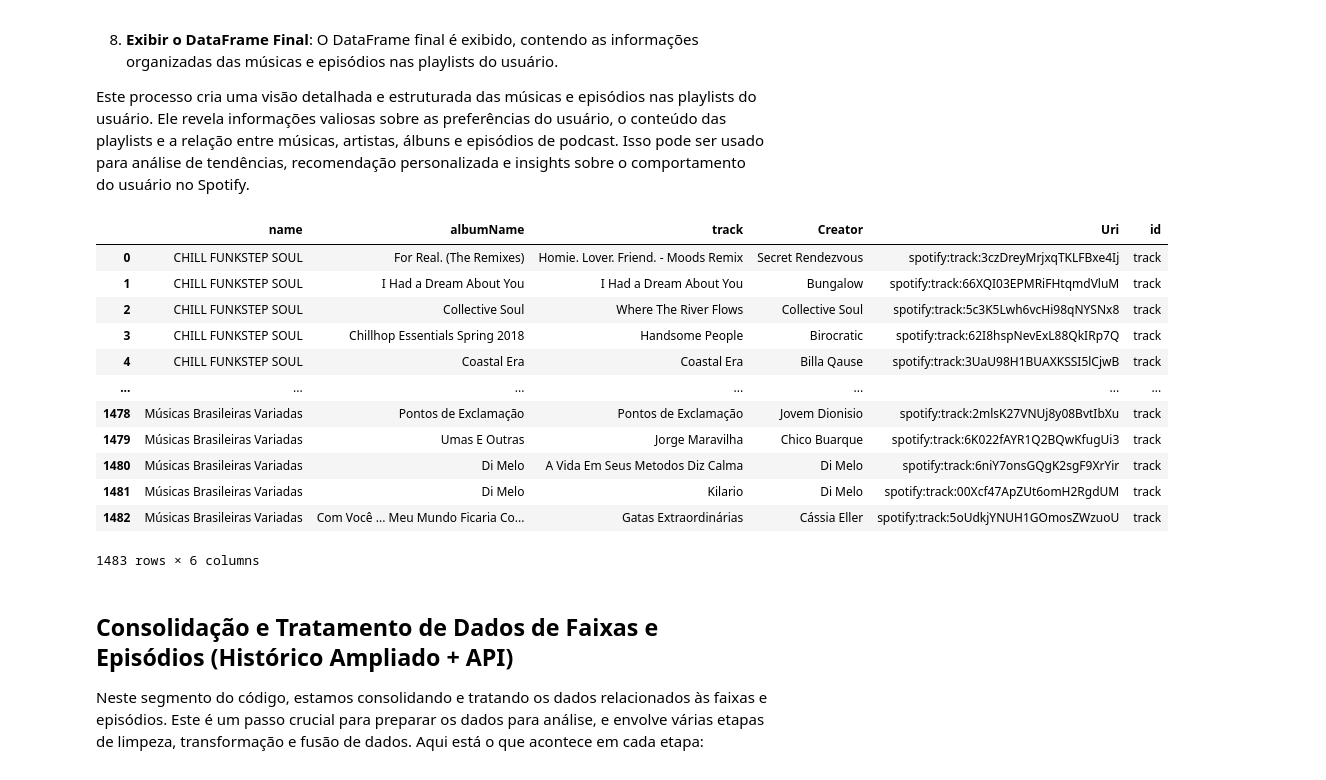
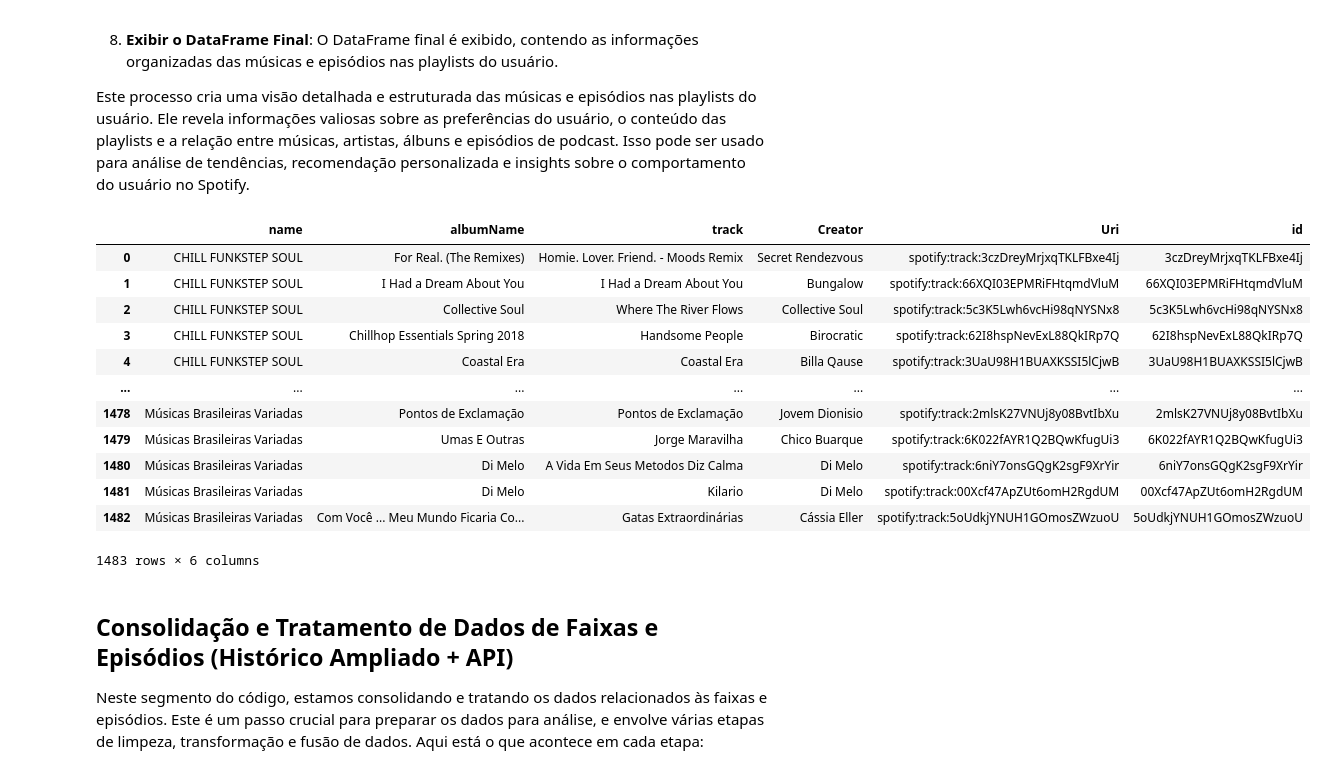
Before and after one commit to brenovalinhas/Spotify, a Jupyter notebook: 02- Tratar Dados pro Power BI.ipynb, the cells around one changed output. Drawn from its saved outputs; the diff is of its cells as text; code cells hidden in the pictures.

```diff
--- a/02- Tratar Dados pro Power BI.ipynb
+++ b/02- Tratar Dados pro Power BI.ipynb
@@ -208,45 +208,45 @@ df_playlist_songs['trackName'] = df_playlist_songs['track'].apply(lambda x: x.ge
 df_playlist_songs['artistName'] = df_playlist_songs['track'].apply(lambda x: x.get('artistName') if x else '')
 df_playlist_songs['albumName'] = df_playlist_songs['track'].apply(lambda x: x.get('albumName') if x else '')
 df_playlist_songs['trackUri'] = df_playlist_songs['track'].apply(lambda x: x.get('trackUri') if x else '')
 df_playlist_songs['episodeName'] = df_playlist_songs['episode'].apply(lambda x: x.get('episodeName') if x else '')
 df_playlist_songs['showName'] = df_playlist_songs['episode'].apply(lambda x: x.get('showName') if x else '')
 df_playlist_songs['episodeUri'] = df_playlist_songs['episode'].apply(lambda x: x.get('episodeUri') if x else '')
 
 # Drop the original 'track' and 'episode' columns
 df_playlist_songs.drop(['track', 'episode'], axis=1, inplace=True)
 
 # Combine 'trackUri' and 'episodeUri' into a new 'Uri' column
 df_playlist_songs['Uri'] = df_playlist_songs['trackUri'] + df_playlist_songs['episodeUri']
 
 # Combine 'trackName' and 'episodeName' into a new 'track' column
 df_playlist_songs['track'] = df_playlist_songs['trackName'] + df_playlist_songs['episodeName']
 
 # Combine 'artistName' and 'showName' into a new 'Creator' column
 df_playlist_songs['Creator'] = df_playlist_songs['artistName'] + df_playlist_songs['showName']
 
 # Extract the text after the delimiter ':' from the 'Uri' column
-df_playlist_songs['id'] = df_playlist_songs['Uri'].apply(lambda x: x.split(':')[1] if ':' in x else x)
+df_playlist_songs['id'] = df_playlist_songs['Uri'].apply(lambda x: x.split(':')[2] if ':' in x else x)
 
 # ... (Same code as above)
 
 # Select only the desired columns
 df_playlist_songs = df_playlist_songs[['name', 'albumName', 'track', 'Creator', 'Uri', 'id']]
 
 # Display the final DataFrame
 display(df_playlist_songs)
 # %% [output]
 |  | name | albumName | track | Creator | Uri | id |
-| 0 | CHILL FUNKSTEP SOUL | For Real. (The Remixes) | Homie. Lover. Friend. - Moods Remix | Secret Rendezvous | spotify:track:3czDreyMrjxqTKLFBxe4Ij | track |
-| 1 | CHILL FUNKSTEP SOUL | I Had a Dream About You | I Had a Dream About You | Bungalow | spotify:track:66XQI03EPMRiFHtqmdVluM | track |
-| 2 | CHILL FUNKSTEP SOUL | Collective Soul | Where The River Flows | Collective Soul | spotify:track:5c3K5Lwh6vcHi98qNYSNx8 | track |
-| 3 | CHILL FUNKSTEP SOUL | Chillhop Essentials Spring 2018 | Handsome People | Birocratic | spotify:track:62I8hspNevExL88QkIRp7Q | track |
-| 4 | CHILL FUNKSTEP SOUL | Coastal Era | Coastal Era | Billa Qause | spotify:track:3UaU98H1BUAXKSSI5lCjwB | track |
+| 0 | CHILL FUNKSTEP SOUL | For Real. (The Remixes) | Homie. Lover. Friend. - Moods Remix | Secret Rendezvous | spotify:track:3czDreyMrjxqTKLFBxe4Ij | 3czDreyMrjxqTKLFBxe4Ij |
+| 1 | CHILL FUNKSTEP SOUL | I Had a Dream About You | I Had a Dream About You | Bungalow | spotify:track:66XQI03EPMRiFHtqmdVluM | 66XQI03EPMRiFHtqmdVluM |
+| 2 | CHILL FUNKSTEP SOUL | Collective Soul | Where The River Flows | Collective Soul | spotify:track:5c3K5Lwh6vcHi98qNYSNx8 | 5c3K5Lwh6vcHi98qNYSNx8 |
+| 3 | CHILL FUNKSTEP SOUL | Chillhop Essentials Spring 2018 | Handsome People | Birocratic | spotify:track:62I8hspNevExL88QkIRp7Q | 62I8hspNevExL88QkIRp7Q |
+| 4 | CHILL FUNKSTEP SOUL | Coastal Era | Coastal Era | Billa Qause | spotify:track:3UaU98H1BUAXKSSI5lCjwB | 3UaU98H1BUAXKSSI5lCjwB |
 | ... | ... | ... | ... | ... | ... | ... |
-| 1478 | Músicas Brasileiras Variadas | Pontos de Exclamação | Pontos de Exclamação | Jovem Dionisio | spotify:track:2mlsK27VNUj8y08BvtIbXu | track |
-| 1479 | Músicas Brasileiras Variadas | Umas E Outras | Jorge Maravilha | Chico Buarque | spotify:track:6K022fAYR1Q2BQwKfugUi3 | track |
-| 1480 | Músicas Brasileiras Variadas | Di Melo | A Vida Em Seus Metodos Diz Calma | Di Melo | spotify:track:6niY7onsGQgK2sgF9XrYir | track |
-| 1481 | Músicas Brasileiras Variadas | Di Melo | Kilario | Di Melo | spotify:track:00Xcf47ApZUt6omH2RgdUM | track |
-| 1482 | Músicas Brasileiras Variadas | Com Você ... Meu Mundo Ficaria Co... | Gatas Extraordinárias | Cássia Eller | spotify:track:5oUdkjYNUH1GOmosZWzuoU | track |
+| 1478 | Músicas Brasileiras Variadas | Pontos de Exclamação | Pontos de Exclamação | Jovem Dionisio | spotify:track:2mlsK27VNUj8y08BvtIbXu | 2mlsK27VNUj8y08BvtIbXu |
+| 1479 | Músicas Brasileiras Variadas | Umas E Outras | Jorge Maravilha | Chico Buarque | spotify:track:6K022fAYR1Q2BQwKfugUi3 | 6K022fAYR1Q2BQwKfugUi3 |
+| 1480 | Músicas Brasileiras Variadas | Di Melo | A Vida Em Seus Metodos Diz Calma | Di Melo | spotify:track:6niY7onsGQgK2sgF9XrYir | 6niY7onsGQgK2sgF9XrYir |
+| 1481 | Músicas Brasileiras Variadas | Di Melo | Kilario | Di Melo | spotify:track:00Xcf47ApZUt6omH2RgdUM | 00Xcf47ApZUt6omH2RgdUM |
+| 1482 | Músicas Brasileiras Variadas | Com Você ... Meu Mundo Ficaria Co... | Gatas Extraordinárias | Cássia Eller | spotify:track:5oUdkjYNUH1GOmosZWzuoU | 5oUdkjYNUH1GOmosZWzuoU |
 1483 rows × 6 columns
 # %% [markdown]
 ## Consolidação e Tratamento de Dados de Faixas e Episódios (Histórico Ampliado + API)
```
Also changed, not shown: parts of 1 cell of this notebook, 5 other files.
